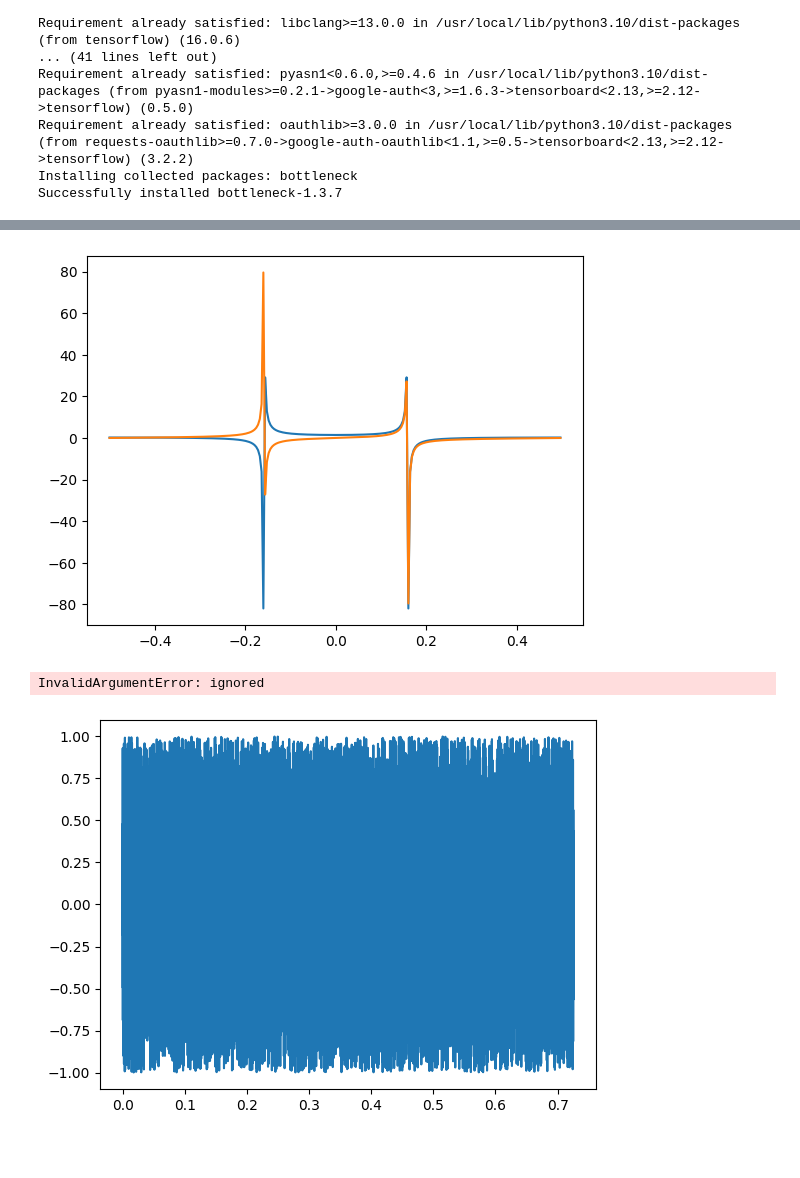
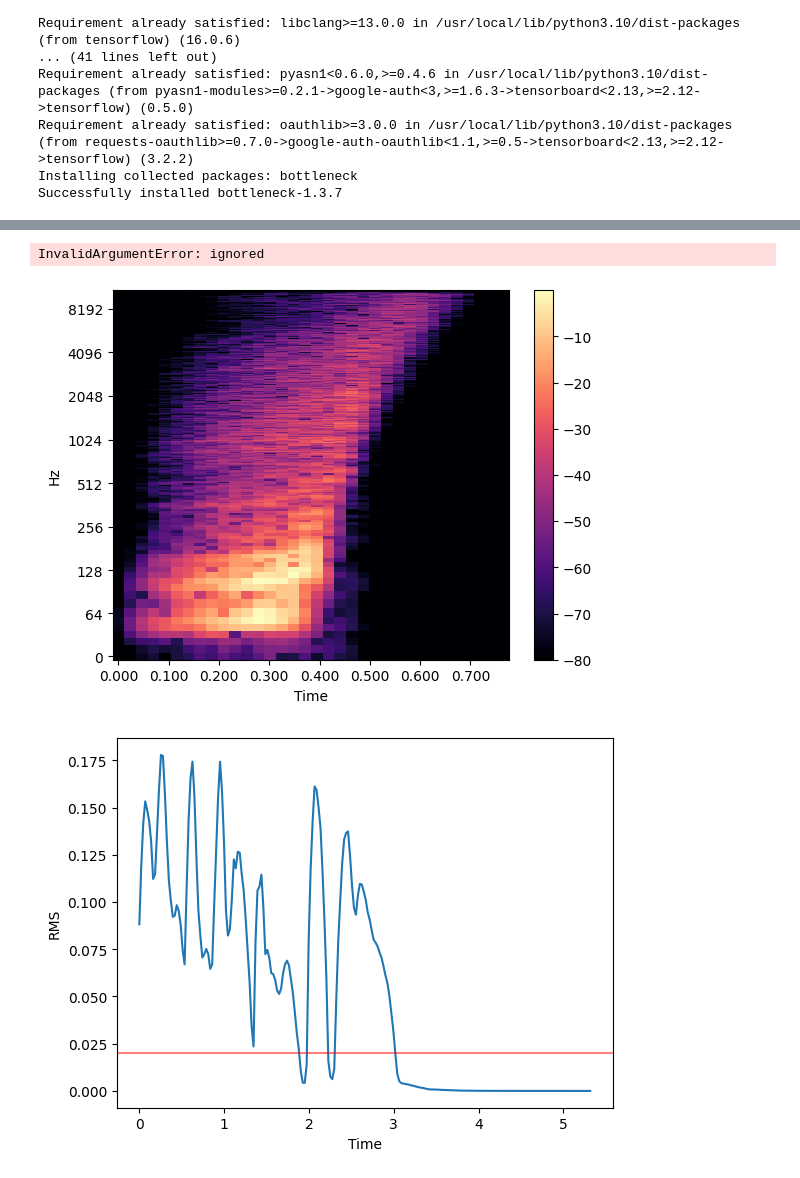
Before and after one commit to talexie/pilotai, a Jupyter notebook: AI_Learning.ipynb, the cells around one changed output, grey strips where cells are left out. Saved outputs shown, nothing was run; the diff lists cells and outputs as text; code cells hidden in the pictures; blank space fills up the shorter version.

```diff
--- a/AI_Learning.ipynb
+++ b/AI_Learning.ipynb
@@ -59,12 +59,76 @@ print(f"length = {length}s")
 # tf.cast(data, tf.float32)
 stfts = tf.signal.stft(data, frame_length=1024,
                                 frame_step=256,fft_length=1024)
-t = np.arange(256)
-sp = fftshift(fft(np.sin(t)))
-freq = fftshift(fftfreq(t.shape[-1]))
-print(tdata.shape)
-plt.plot(freq, sp.real, freq, sp.imag)
+S_full, phase = lbs.magphase(lbs.stft(wav_data))
+
+
+y, sr = lbs.load(lbs.ex('trumpet'))
+
+
+# And compute the spectrogram magnitude and phase
+#S_full, phase = lbs.magphase(lbs.stft(y))
+
+
+###################
+# Plot the spectrum
+fig, ax = plt.subplots()
+img = lbs.display.specshow(lbs.amplitude_to_db(S_full, ref=np.max),
+                               y_axis='log', x_axis='time', sr=sr, ax=ax)
+fig.colorbar(img, ax=ax);
+# As a first step, we can plot the root-mean-square (RMS) curve
+rms = lbs.feature.rms(y=y)[0]
+
+times = lbs.frames_to_time(np.arange(len(rms)))
+
+fig, ax = plt.subplots()
+ax.plot(times, rms)
+ax.axhline(0.02, color='r', alpha=0.5)
+ax.set(xlabel='Time', ylabel='RMS');
+
+r_normalized = (rms - 0.02) / np.std(rms)
+p = np.exp(r_normalized) / (1 + np.exp(r_normalized))
+
+fig, ax = plt.subplots()
+ax.plot(times, p, label='P[V=1|x]')
+ax.axhline(0.5, color='r', alpha=0.5, label='Descision threshold')
+ax.set(xlabel='Time')
+ax.legend();
+
+plt.figure(figsize=(12, 6))
+fig, ax = plt.subplots(nrows=2, sharex=True)
+lbs.display.specshow(lbs.amplitude_to_db(S_full, ref=np.max),
+                         y_axis='log', x_axis='time', sr=sr, ax=ax[0])
+ax[0].label_outer()
+ax[1].step(times, p>=0.5, label='Non-silent')
+ax[1].set(ylim=[0, 1.05])
+ax[1].legend()
+
+transition = lbs.sequence.transition_loop(2, [0.5, 0.6])
+print(transition)
+
+full_p = np.vstack([1 - p, p])
+print(full_p)
+
+states = lbs.sequence.viterbi_discriminative(full_p, transition)
+
+# sphinx_gallery_thumbnail_number = 5
+fig, ax = plt.subplots(nrows=2, sharex=True)
+lbs.display.specshow(lbs.amplitude_to_db(S_full, ref=np.max),
+                         y_axis='log', x_axis='time', sr=sr, ax=ax[0])
+ax[0].label_outer()
+ax[1].step(times, p>=0.5, label='Frame-wise')
+ax[1].step(times, states, linestyle='--', color='orange', label='Viterbi')
+ax[1].set(ylim=[0, 1.05])
+ax[1].legend()
+
+t = np.linspace(0., length, stfts.shape[0])
+#t = np.arange(256)
+#sp = fftshift(fft(np.sin(t)))
+#freq = fftshift(fftfreq(t.shape[-1]))
+print(stfts.shape[0])
+plt.plot(t, stfts[:,0], label="FFT" )
 plt.show()
+
 
 #time = np.linspace(0., length, data.shape[0])
 #plt.plot(time, data[:, 0], label="Left channel")
@@ -86,3 +164,3 @@ length = 0.7256235827664399s
+InvalidArgumentError: ignored
-[figure, old version]
+[figure, new version]
-InvalidArgumentError: ignored
-[figure, old version]
+[figure, new version]
```
Also changed, not shown: parts of 1 cell of this notebook.
